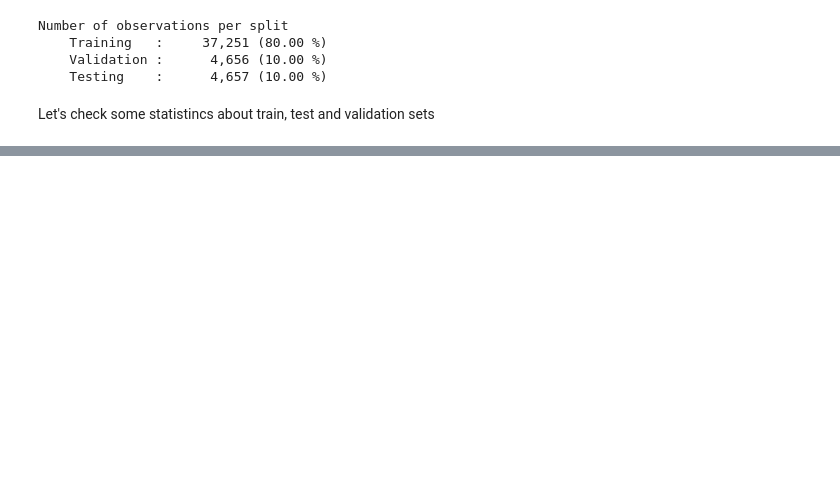
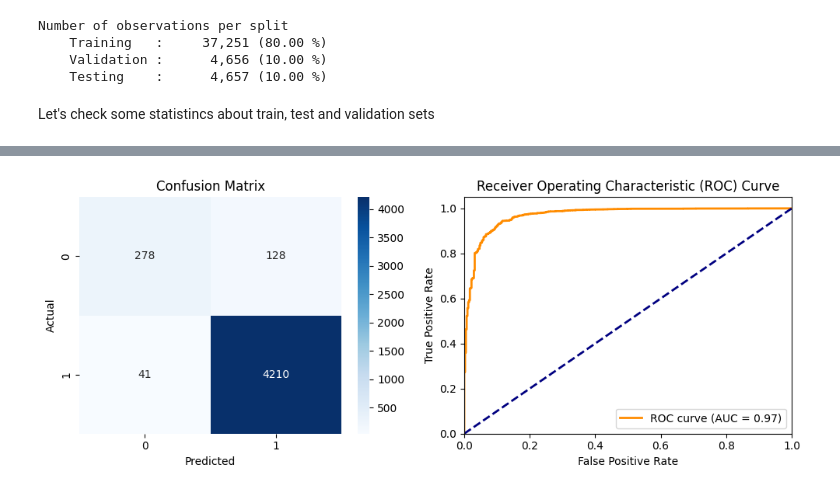
Before and after one commit to gregorysharkov/fraud_detection, a Jupyter notebook: notebooks/elliptic_eda.ipynb, the cells around one changed output, grey strips where cells are left out. Drawn from its saved outputs; the diff is of its cells as text; code cells hidden in the pictures; blank space fills up the shorter version.

```diff
--- a/notebooks/elliptic_eda.ipynb
+++ b/notebooks/elliptic_eda.ipynb
@@ -426,0 +559,13 @@ Epoch: 100,
+# %%
+model = results["model"]
+model.eval()
+with torch.no_grad():
+    out = model(data)
+    y_true = data.y[data.test_mask].cpu().numpy()
+    y_pred = out[data.test_mask].argmax(dim=1).cpu().numpy()
+    y_pred_proba = F.softmax(out[data.test_mask], dim=1)[:, 1].cpu().numpy()
+
+# Now plot the confusion matrix and ROC curve
+plot_confusion_matrix_and_roc(y_true, y_pred, y_pred_proba)
+# %% [output]
+[figure, added]
```
Also changed, not shown: parts of 25 cells of this notebook, 12 other files.
